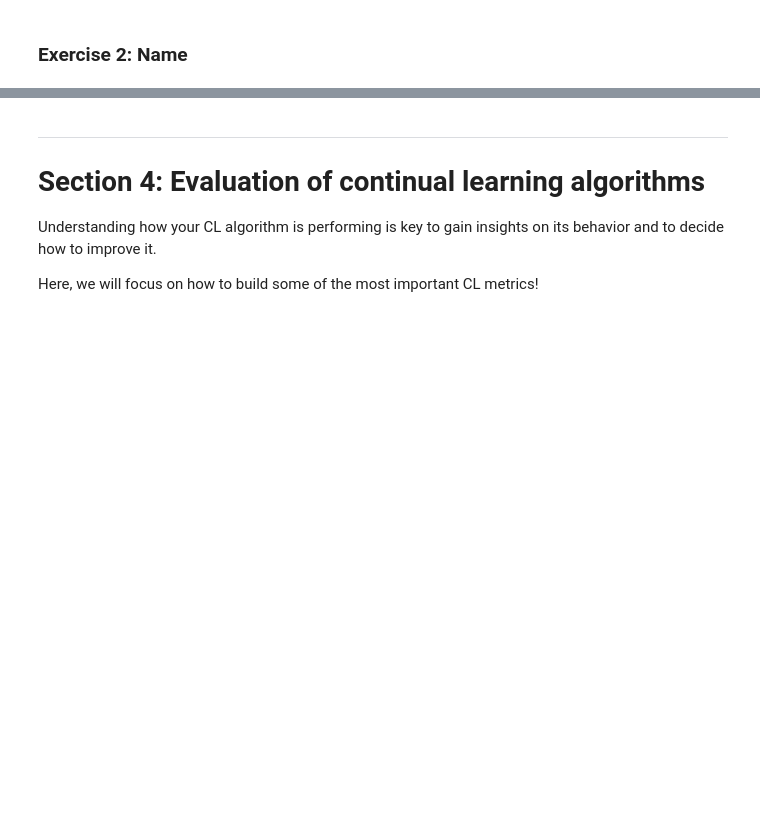
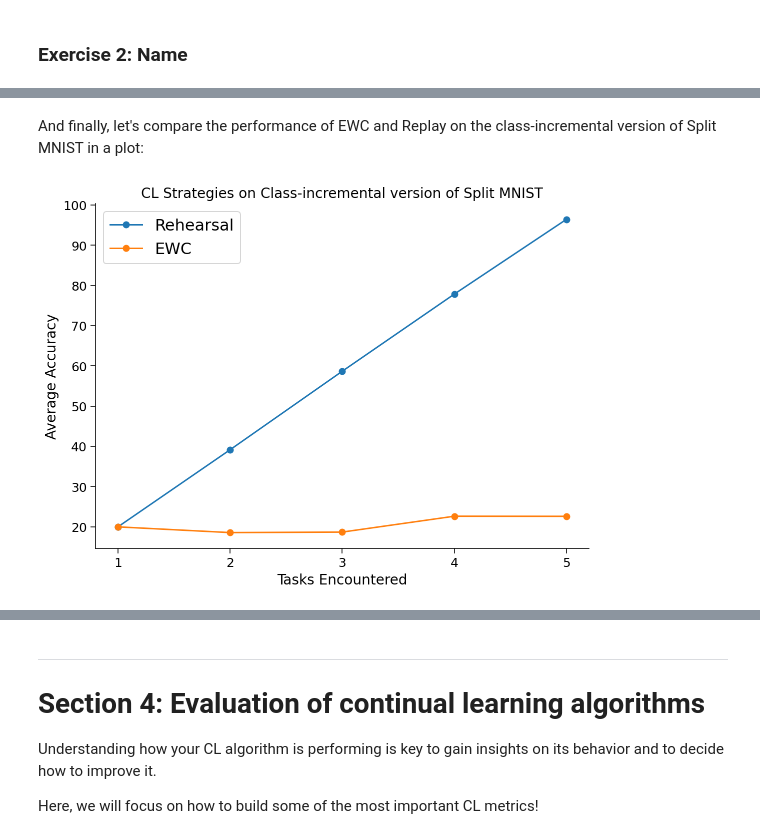
Before and after one commit to kwcooper/CL_neuromatch, a Jupyter notebook: continual_learning_neuromatch.ipynb, the cells around one changed output, grey strips where cells are left out. Cells and saved outputs as stored; diff of their text form; code cells hidden in the pictures; blank space fills up the shorter version.

```diff
--- a/continual_learning_neuromatch.ipynb
+++ b/continual_learning_neuromatch.ipynb
@@ -787,0 +1003,36 @@ test
+# %%
+# Define the model and the optimizer
+model = Net().to(device)
+optimizer = optim.SGD(model.parameters(), lr=0.01)
+
+# Prepare list to store average accuracies after each task
+rehe_accs = []
+
+# Loop through all tasks
+for id, task in enumerate(task_data):
+
+  # Collect training data
+  x_train, t_train, _, _ = task
+
+  # Add replay
+  for i in range(id):
+    past_x_train, past_t_train, _, _ = task_data[i]
+    x_train = np.concatenate((x_train, past_x_train))
+    t_train = np.concatenate((t_train, past_t_train))
+  x_train, t_train = shuffle_in_unison([x_train, t_train], 0)
+
+  # Training
+  print("Training on task: ", id)
+  for epoch in range(1, 3):
+    train(model, device, x_train, t_train, optimizer, epoch)
+
+  # Evaluate performance after training on this task
+  avg_acc = 0
+  for id_test, task in enumerate(task_data):
+    print("Testing on task: ", id_test)
+    _, _, x_test, t_test = task
+    acc = test(model, device, x_test, t_test)
+    avg_acc = avg_acc + acc
+
+  print("Avg acc: ", avg_acc / len(task_data))
+  rehe_accs.append(avg_acc/len(task_data))
@@ -787,0 +1059,13 @@ test
+# %% [markdown]
+And finally, let's compare the performance of EWC and Replay on the class-incremental version of Split MNIST in a plot:
+# %%
+plt.plot([1, 2, 3, 4, 5], rehe_accs, '-o', label="Rehearsal")
+plt.plot([1, 2, 3, 4, 5], ewc_accs, '-o', label="EWC")
+plt.xlabel('Tasks Encountered', fontsize=14)
+plt.ylabel('Average Accuracy', fontsize=14)
+plt.title('CL Strategies on Class-incremental version of Split MNIST',
+          fontsize=14);
+plt.xticks([1, 2, 3, 4, 5])
+plt.legend(prop={'size': 16});
+# %% [output]
+[figure, added]
```
Also changed, not shown: parts of 62 cells of this notebook.
